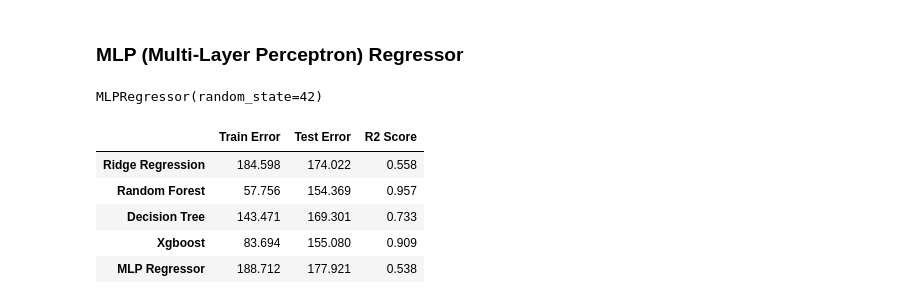
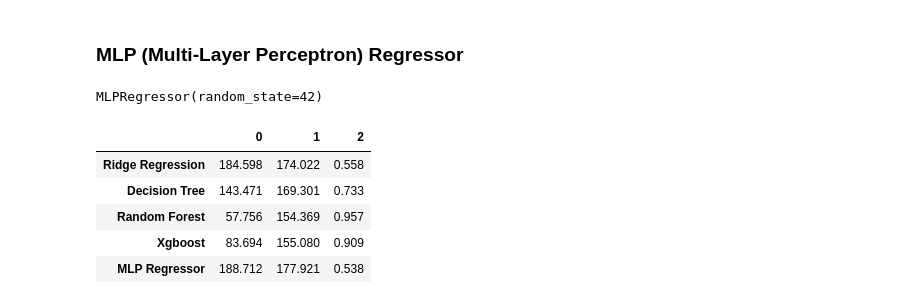
Before and after one commit to tugceturkkal/Data-Projects, a Jupyter notebook: Predicting Price.ipynb, the cells around one changed output. Saved outputs shown, nothing was run; the diff lists cells and outputs as text; code cells hidden in the pictures.

```diff
--- a/Predicting Price.ipynb
+++ b/Predicting Price.ipynb
@@ -466,13 +456,12 @@ r2_mlp = r2_score(y_train, y_predict_mlp)
 # %%
 model_comparison['MLP Regressor'] = [train_error_mlp.round(3), test_error_mlp.round(3), r2_mlp.round(3)]
 # %%
-model_comparison = pd.DataFrame(model_comparison)
-model_comparison.columns = ['Train Error' , 'Test Error' , 'R2 Score']
+model_comparison = pd.DataFrame(model_comparison).T
 model_comparison
 # %% [output]
-|  | Train Error | Test Error | R2 Score |
+|  | 0 | 1 | 2 |
 | Ridge Regression | 184.598 | 174.022 | 0.558 |
+| Decision Tree | 143.471 | 169.301 | 0.733 |
 | Random Forest | 57.756 | 154.369 | 0.957 |
-| Decision Tree | 143.471 | 169.301 | 0.733 |
 | Xgboost | 83.694 | 155.080 | 0.909 |
 | MLP Regressor | 188.712 | 177.921 | 0.538 |
```
Also changed, not shown: parts of 19 cells of this notebook.
